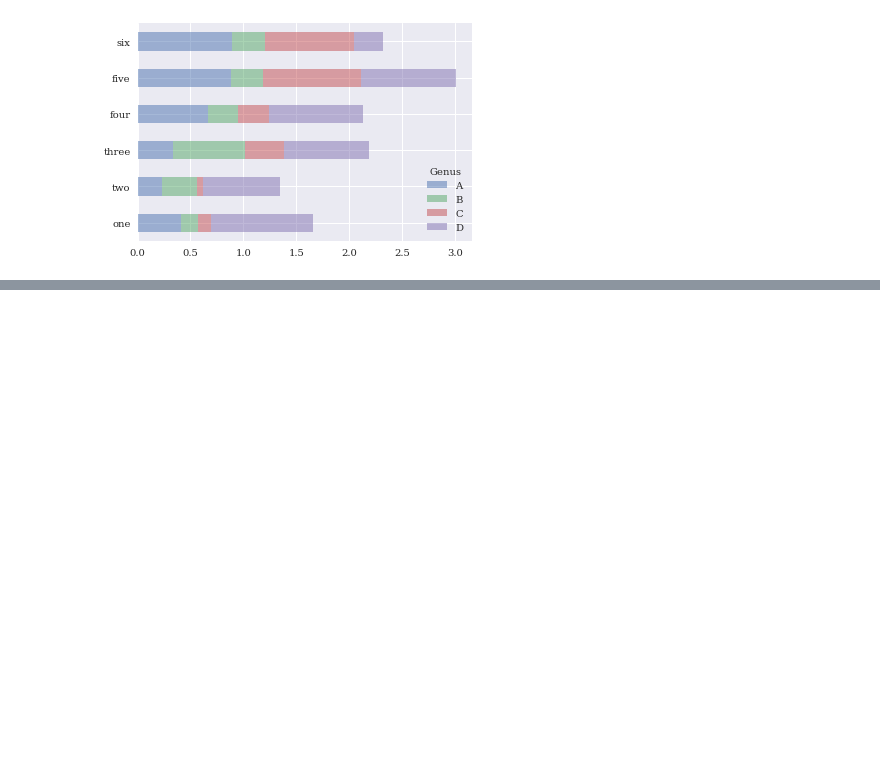
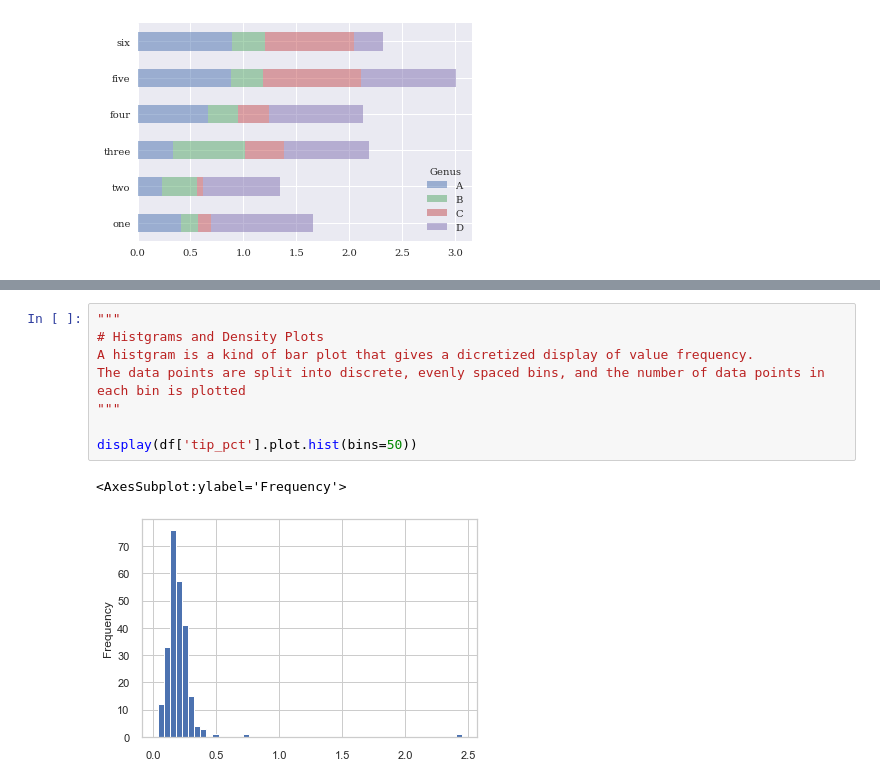
Before and after one commit to MuayThaiLegz/Py_DataAnalysis, a Jupyter notebook: PyForDataAnalysis_9.ipynb, the cells around one changed output, grey strips where cells are left out. Saved outputs shown, nothing was run; the diff lists cells and outputs as text; blank space fills up the shorter version.

```diff
--- a/PyForDataAnalysis_9.ipynb
+++ b/PyForDataAnalysis_9.ipynb
@@ -150,0 +221,11 @@ s.value_counts().plot.bar()
+# %%
+"""
+# Histgrams and Density Plots
+A histgram is a kind of bar plot that gives a dicretized display of value frequency.
+The data points are split into discrete, evenly spaced bins, and the number of data points in each bin is plotted
+"""
+
+display(df['tip_pct'].plot.hist(bins=50))
+# %% [output]
+<AxesSubplot:ylabel='Frequency'>
+[figure, added]
```
Also changed, not shown: parts of 8 cells of this notebook.
